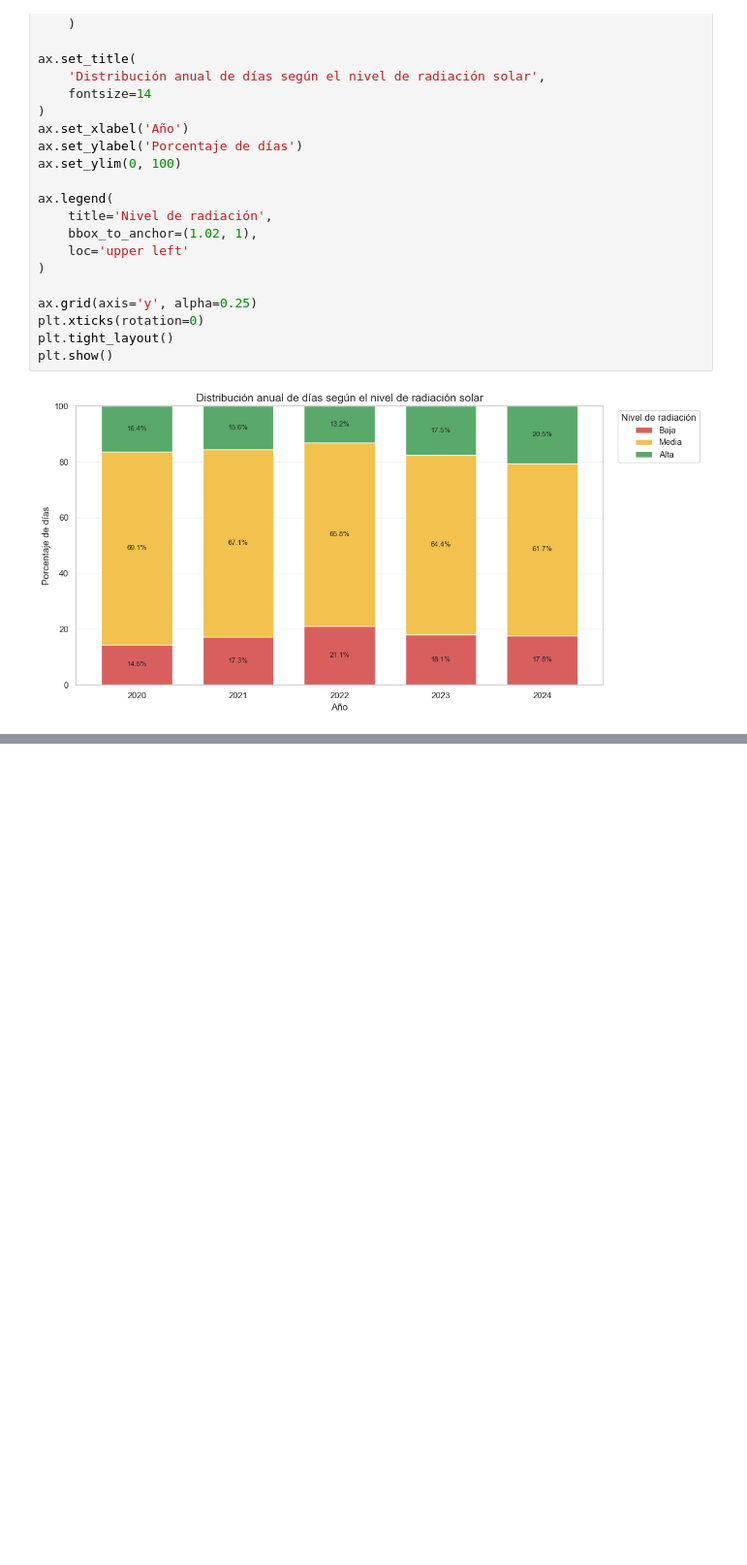
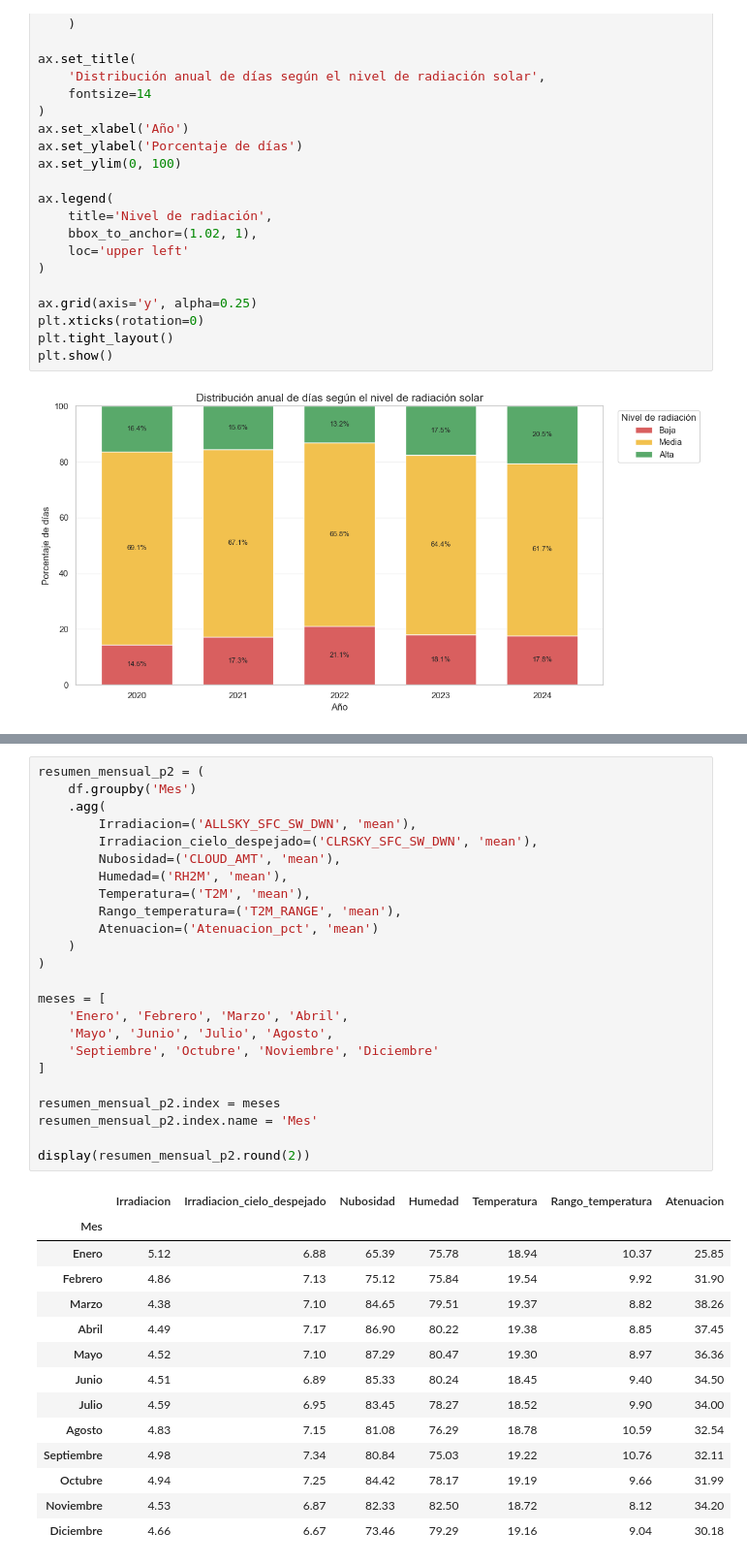
Before and after one commit to saralvillanu/solar_smart_predictive_analysis, a Jupyter notebook: EDA_Solar_Bogota.ipynb, the cells around one changed output, grey strips where cells are left out. Shown at 97% size. Drawn from its saved outputs; the diff is of its cells as text; blank space fills up the shorter version.

```diff
--- a/EDA_Solar_Bogota.ipynb
+++ b/EDA_Solar_Bogota.ipynb
@@ -369,0 +455,39 @@ plt.show()
+# %%
+resumen_mensual_p2 = (
+    df.groupby('Mes')
+    .agg(
+        Irradiacion=('ALLSKY_SFC_SW_DWN', 'mean'),
+        Irradiacion_cielo_despejado=('CLRSKY_SFC_SW_DWN', 'mean'),
+        Nubosidad=('CLOUD_AMT', 'mean'),
+        Humedad=('RH2M', 'mean'),
+        Temperatura=('T2M', 'mean'),
+        Rango_temperatura=('T2M_RANGE', 'mean'),
+        Atenuacion=('Atenuacion_pct', 'mean')
+    )
+)
+
+meses = [
+    'Enero', 'Febrero', 'Marzo', 'Abril',
+    'Mayo', 'Junio', 'Julio', 'Agosto',
+    'Septiembre', 'Octubre', 'Noviembre', 'Diciembre'
+]
+
+resumen_mensual_p2.index = meses
+resumen_mensual_p2.index.name = 'Mes'
+
+display(resumen_mensual_p2.round(2))
+# %% [output]
+|  | Irradiacion | Irradiacion_cielo_despejado | Nubosidad | Humedad | Temperatura | Rango_temperatura | Atenuacion |
+| Mes |  |  |  |  |  |  |  |
+| Enero | 5.12 | 6.88 | 65.39 | 75.78 | 18.94 | 10.37 | 25.85 |
+| Febrero | 4.86 | 7.13 | 75.12 | 75.84 | 19.54 | 9.92 | 31.90 |
+| Marzo | 4.38 | 7.10 | 84.65 | 79.51 | 19.37 | 8.82 | 38.26 |
+| Abril | 4.49 | 7.17 | 86.90 | 80.22 | 19.38 | 8.85 | 37.45 |
+| Mayo | 4.52 | 7.10 | 87.29 | 80.47 | 19.30 | 8.97 | 36.36 |
+| Junio | 4.51 | 6.89 | 85.33 | 80.24 | 18.45 | 9.40 | 34.50 |
+| Julio | 4.59 | 6.95 | 83.45 | 78.27 | 18.52 | 9.90 | 34.00 |
+| Agosto | 4.83 | 7.15 | 81.08 | 76.29 | 18.78 | 10.59 | 32.54 |
+| Septiembre | 4.98 | 7.34 | 80.84 | 75.03 | 19.22 | 10.76 | 32.11 |
+| Octubre | 4.94 | 7.25 | 84.42 | 78.17 | 19.19 | 9.66 | 31.99 |
+| Noviembre | 4.53 | 6.87 | 82.33 | 82.50 | 18.72 | 8.12 | 34.20 |
+| Diciembre | 4.66 | 6.67 | 73.46 | 79.29 | 19.16 | 9.04 | 30.18 |
```
Also changed, not shown: parts of 17 cells of this notebook.
